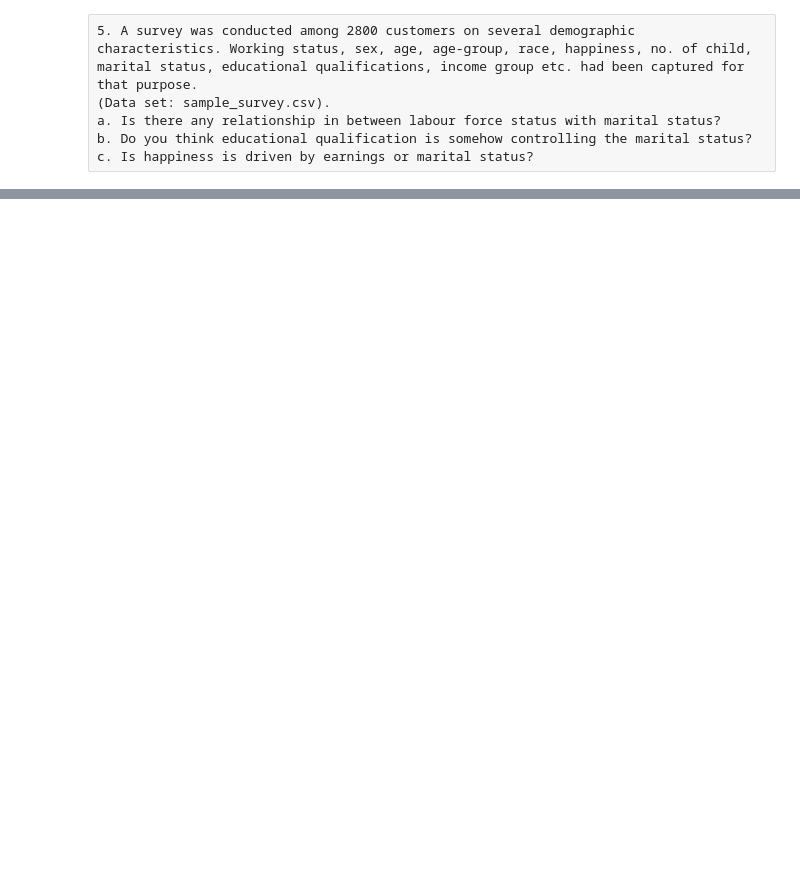
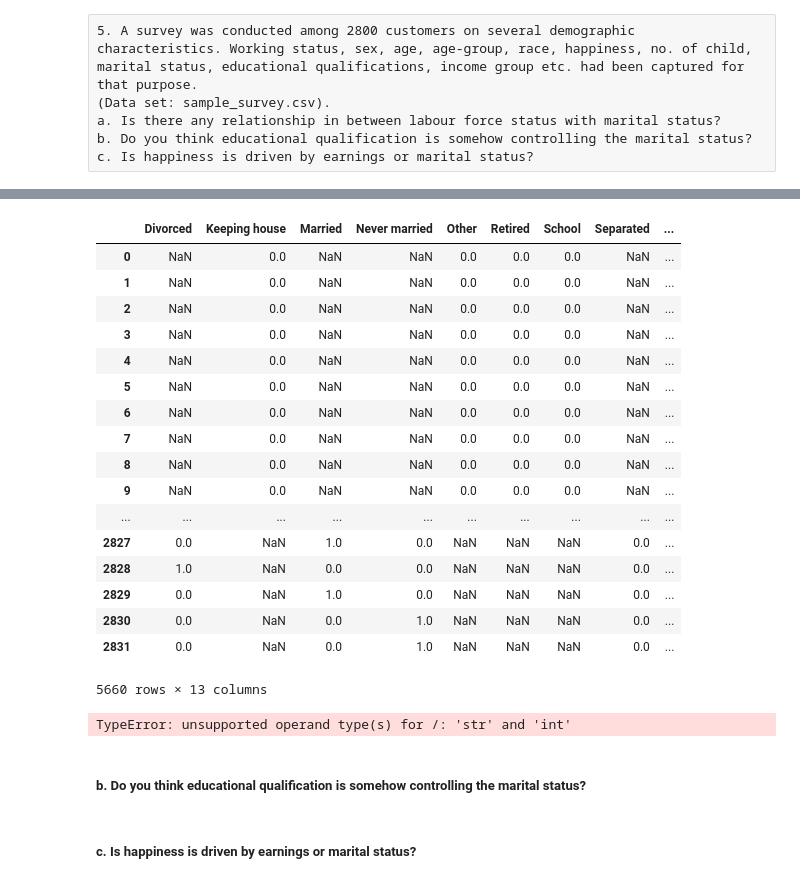
Before and after one commit to sandeep-a-pradhan/Python_DataScience, a Jupyter notebook: sandeep.a.pradhan@outlook.com-Statistical Methods Assignment.ipynb, the cells around one changed output, grey strips where cells are left out. Cells and saved outputs as stored; diff of their text form; code cells hidden in the pictures; blank space fills up the shorter version.

```diff
--- a/sandeep.a.pradhan@outlook.com-Statistical Methods Assignment.ipynb
+++ b/sandeep.a.pradhan@outlook.com-Statistical Methods Assignment.ipynb
@@ -184,0 +223,31 @@ sample_survey.head()
+# %%
+wrkstat = pd.get_dummies(rel.wrkstat)
+marital = pd.get_dummies(rel.marital)
+pd.concat([wrkstat,marital])
+# %% [output]
+|  | Divorced | Keeping house | Married | Never married | Other | Retired | School | Separated | ... |
+| 0 | NaN | 0.0 | NaN | NaN | 0.0 | 0.0 | 0.0 | NaN | ... |
+| 1 | NaN | 0.0 | NaN | NaN | 0.0 | 0.0 | 0.0 | NaN | ... |
+| 2 | NaN | 0.0 | NaN | NaN | 0.0 | 0.0 | 0.0 | NaN | ... |
+| 3 | NaN | 0.0 | NaN | NaN | 0.0 | 0.0 | 0.0 | NaN | ... |
+| 4 | NaN | 0.0 | NaN | NaN | 0.0 | 0.0 | 0.0 | NaN | ... |
+| 5 | NaN | 0.0 | NaN | NaN | 0.0 | 0.0 | 0.0 | NaN | ... |
+| 6 | NaN | 0.0 | NaN | NaN | 0.0 | 0.0 | 0.0 | NaN | ... |
+| 7 | NaN | 0.0 | NaN | NaN | 0.0 | 0.0 | 0.0 | NaN | ... |
+| 8 | NaN | 0.0 | NaN | NaN | 0.0 | 0.0 | 0.0 | NaN | ... |
+| 9 | NaN | 0.0 | NaN | NaN | 0.0 | 0.0 | 0.0 | NaN | ... |
+| ... | ... | ... | ... | ... | ... | ... | ... | ... | ... |
+| 2827 | 0.0 | NaN | 1.0 | 0.0 | NaN | NaN | NaN | 0.0 | ... |
+| 2828 | 1.0 | NaN | 0.0 | 0.0 | NaN | NaN | NaN | 0.0 | ... |
+| 2829 | 0.0 | NaN | 1.0 | 0.0 | NaN | NaN | NaN | 0.0 | ... |
+| 2830 | 0.0 | NaN | 0.0 | 1.0 | NaN | NaN | NaN | 0.0 | ... |
+| 2831 | 0.0 | NaN | 0.0 | 1.0 | NaN | NaN | NaN | 0.0 | ... |
+5660 rows × 13 columns
+# %%
+stats.pearsonr(rel.wrkstat,rel.marital)
+# %% [output]
+TypeError: unsupported operand type(s) for /: 'str' and 'int'
+# %% [markdown]
+##### b. Do you think educational qualification is somehow controlling the marital status?
+# %% [markdown]
+#####  c. Is happiness is driven by earnings or marital status?
```
Also changed, not shown: parts of 9 cells of this notebook.
